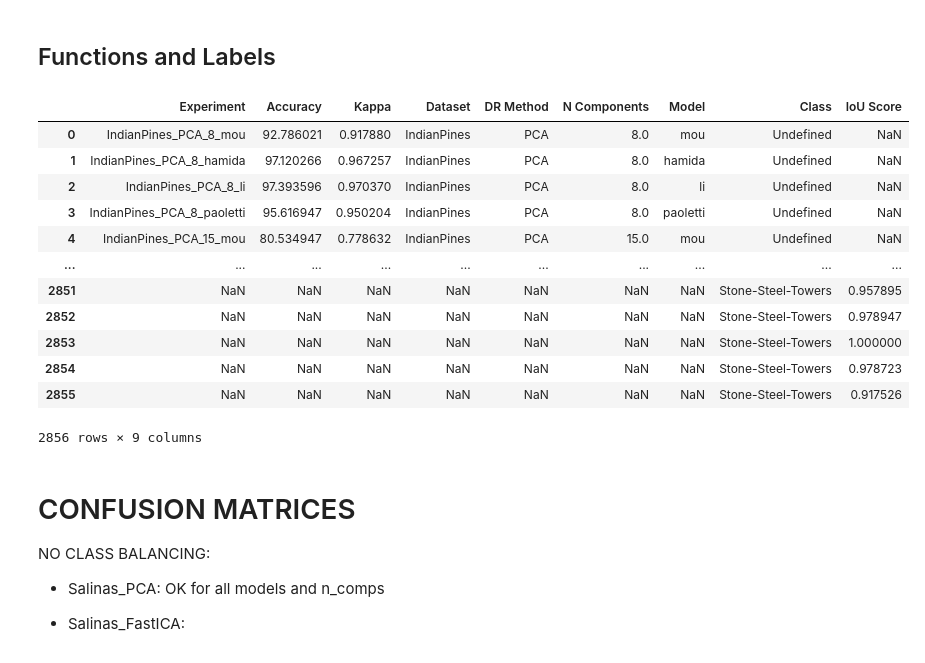
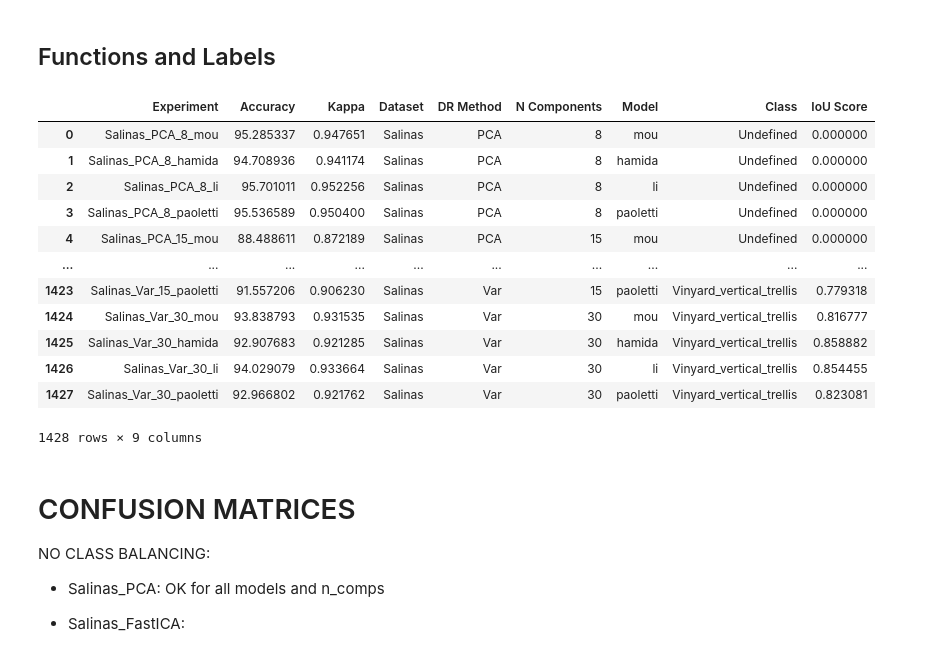
Before and after one commit to LuccaMartins/DS-Lab-1, a Jupyter notebook: results_analysis.ipynb, the cells around one changed output. Cells and saved outputs as stored; diff of their text form; code cells hidden in the pictures.

```diff
--- a/results_analysis.ipynb
+++ b/results_analysis.ipynb
@@ -424,42 +432,42 @@ def plot_sorted_column_heatmap(df, column_name):
     plt.title(f'{column_name}')
     plt.show()
 # %%
-ds = 'IndianPines'
+ds = 'Salinas'
 df_ds = df_results[df_results['Dataset'] == ds].copy()
 
 # Expand 'IOU' lists into separate columns using class names
 iou_df = pd.DataFrame(df_ds['IOU'].tolist(), columns=LABELS[ds])
 
 # Concatenate expanded columns with the original DataFrame
 experiments_IOU = pd.concat([df_ds.drop(columns=['IOU']), iou_df], axis=1)
 
 # Unpivot (melt) the DataFrame to have 'Class' and 'IoU Score' as columns
 experiments_IOU_melted = experiments_IOU.melt(
     id_vars=['Experiment', 'Accuracy', 'Kappa', 'Dataset', 'DR Method', 'N Components', 'Model'],
     value_vars=LABELS[ds],
     var_name='Class',
     value_name='IoU Score'
 )
 
 # Export to CSV
 experiments_IOU_melted.to_csv(f'exp_{ds}_with_iou_melted.csv', index=False)
 
 # Display the resulting DataFrame
 experiments_IOU_melted
 # %% [output]
 |  | Experiment | Accuracy | Kappa | Dataset | DR Method | N Components | Model | Class | IoU Score |
-| 0 | IndianPines_PCA_8_mou | 92.786021 | 0.917880 | IndianPines | PCA | 8.0 | mou | Undefined | NaN |
-| 1 | IndianPines_PCA_8_hamida | 97.120266 | 0.967257 | IndianPines | PCA | 8.0 | hamida | Undefined | NaN |
-| 2 | IndianPines_PCA_8_li | 97.393596 | 0.970370 | IndianPines | PCA | 8.0 | li | Undefined | NaN |
-| 3 | IndianPines_PCA_8_paoletti | 95.616947 | 0.950204 | IndianPines | PCA | 8.0 | paoletti | Undefined | NaN |
-| 4 | IndianPines_PCA_15_mou | 80.534947 | 0.778632 | IndianPines | PCA | 15.0 | mou | Undefined | NaN |
+| 0 | Salinas_PCA_8_mou | 95.285337 | 0.947651 | Salinas | PCA | 8 | mou | Undefined | 0.000000 |
+| 1 | Salinas_PCA_8_hamida | 94.708936 | 0.941174 | Salinas | PCA | 8 | hamida | Undefined | 0.000000 |
+| 2 | Salinas_PCA_8_li | 95.701011 | 0.952256 | Salinas | PCA | 8 | li | Undefined | 0.000000 |
+| 3 | Salinas_PCA_8_paoletti | 95.536589 | 0.950400 | Salinas | PCA | 8 | paoletti | Undefined | 0.000000 |
+| 4 | Salinas_PCA_15_mou | 88.488611 | 0.872189 | Salinas | PCA | 15 | mou | Undefined | 0.000000 |
 | ... | ... | ... | ... | ... | ... | ... | ... | ... | ... |
-| 2851 | NaN | NaN | NaN | NaN | NaN | NaN | NaN | Stone-Steel-Towers | 0.957895 |
-| 2852 | NaN | NaN | NaN | NaN | NaN | NaN | NaN | Stone-Steel-Towers | 0.978947 |
-| 2853 | NaN | NaN | NaN | NaN | NaN | NaN | NaN | Stone-Steel-Towers | 1.000000 |
-| 2854 | NaN | NaN | NaN | NaN | NaN | NaN | NaN | Stone-Steel-Towers | 0.978723 |
-| 2855 | NaN | NaN | NaN | NaN | NaN | NaN | NaN | Stone-Steel-Towers | 0.917526 |
+| 1423 | Salinas_Var_15_paoletti | 91.557206 | 0.906230 | Salinas | Var | 15 | paoletti | Vinyard_vertical_trellis | 0.779318 |
+| 1424 | Salinas_Var_30_mou | 93.838793 | 0.931535 | Salinas | Var | 30 | mou | Vinyard_vertical_trellis | 0.816777 |
+| 1425 | Salinas_Var_30_hamida | 92.907683 | 0.921285 | Salinas | Var | 30 | hamida | Vinyard_vertical_trellis | 0.858882 |
+| 1426 | Salinas_Var_30_li | 94.029079 | 0.933664 | Salinas | Var | 30 | li | Vinyard_vertical_trellis | 0.854455 |
+| 1427 | Salinas_Var_30_paoletti | 92.966802 | 0.921762 | Salinas | Var | 30 | paoletti | Vinyard_vertical_trellis | 0.823081 |
-2856 rows × 9 columns
+1428 rows × 9 columns
 # %% [markdown]
 # CONFUSION MATRICES
 
```
Also changed, not shown: parts of 12 cells of this notebook, 46 other files.
